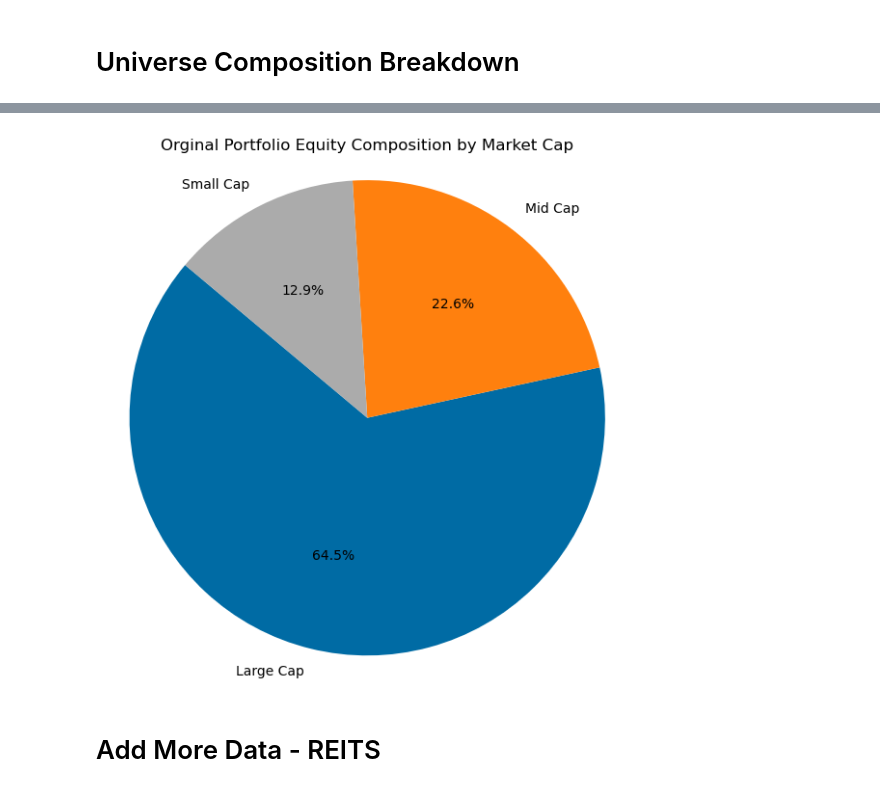
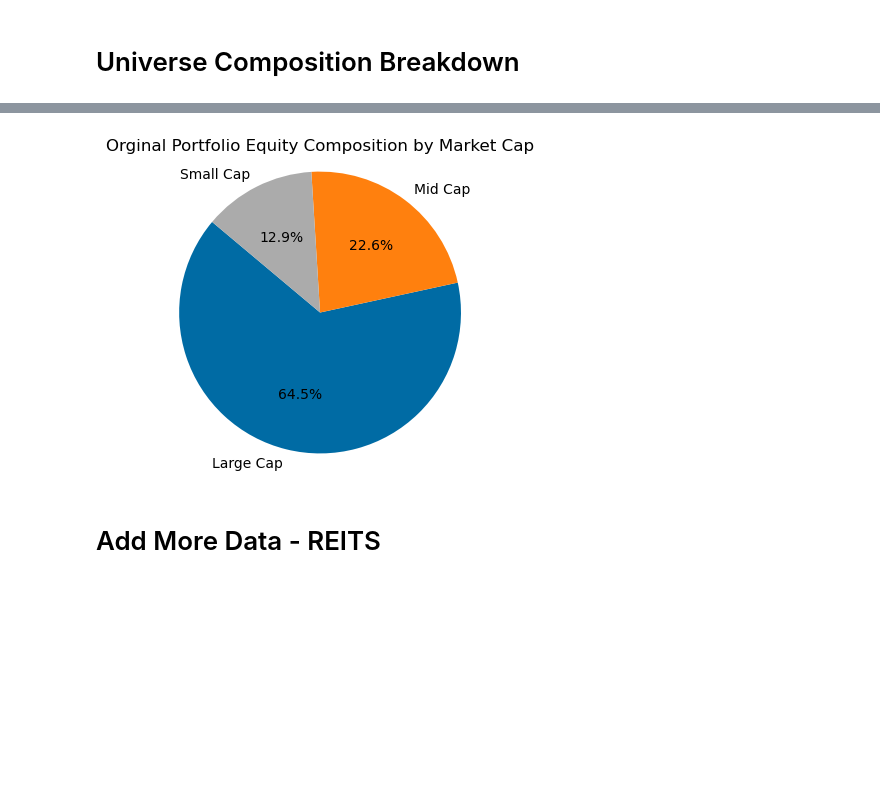
Before and after one commit to JLFrick/MFE-230ZAB-Deep-Learning-and-Applications, a Jupyter notebook: Replication_Predicting_Covariance_Matrices/large_universe_model.ipynb, the cells around one changed output, grey strips where cells are left out. Cells and saved outputs as stored; diff of their text form; code cells hidden in the pictures; blank space fills up the shorter version.

```diff
--- a/Replication_Predicting_Covariance_Matrices/large_universe_model.ipynb
+++ b/Replication_Predicting_Covariance_Matrices/large_universe_model.ipynb
@@ -117,20 +115,20 @@ plt.show()
 # %%
 large_cap_total = len([3190, 123, 648.45, 147, 520.03, 203.54, 3460, 2040, 109, 459.42, 282, 602.01, 355, 490, 258, 251, 293, 318, 142, 217])
 mid_cap_total = len([57, 20, 27, 34, 13, 38, 6])
 small_cap_total = len([6, 13, 24, 6])
 
 categories = ['Large Cap', 'Mid Cap', 'Small Cap']
 values = [large_cap_total, mid_cap_total, small_cap_total]
 
 plt.style.use('tableau-colorblind10')
 
-plt.figure(figsize=(7, 7))
+plt.figure(figsize=(4, 4))
 plt.pie(values, labels=categories, autopct='%1.1f%%', startangle=140)
 plt.title('Orginal Portfolio Equity Composition by Market Cap')
 plt.axis('equal')
 plt.show()
 # %% [output]
-[figure, old version]
+[figure, new version]
 # %% [markdown]
 # Add More Data - REITS
 # %%
```
Also changed, not shown: parts of 6 cells of this notebook.
